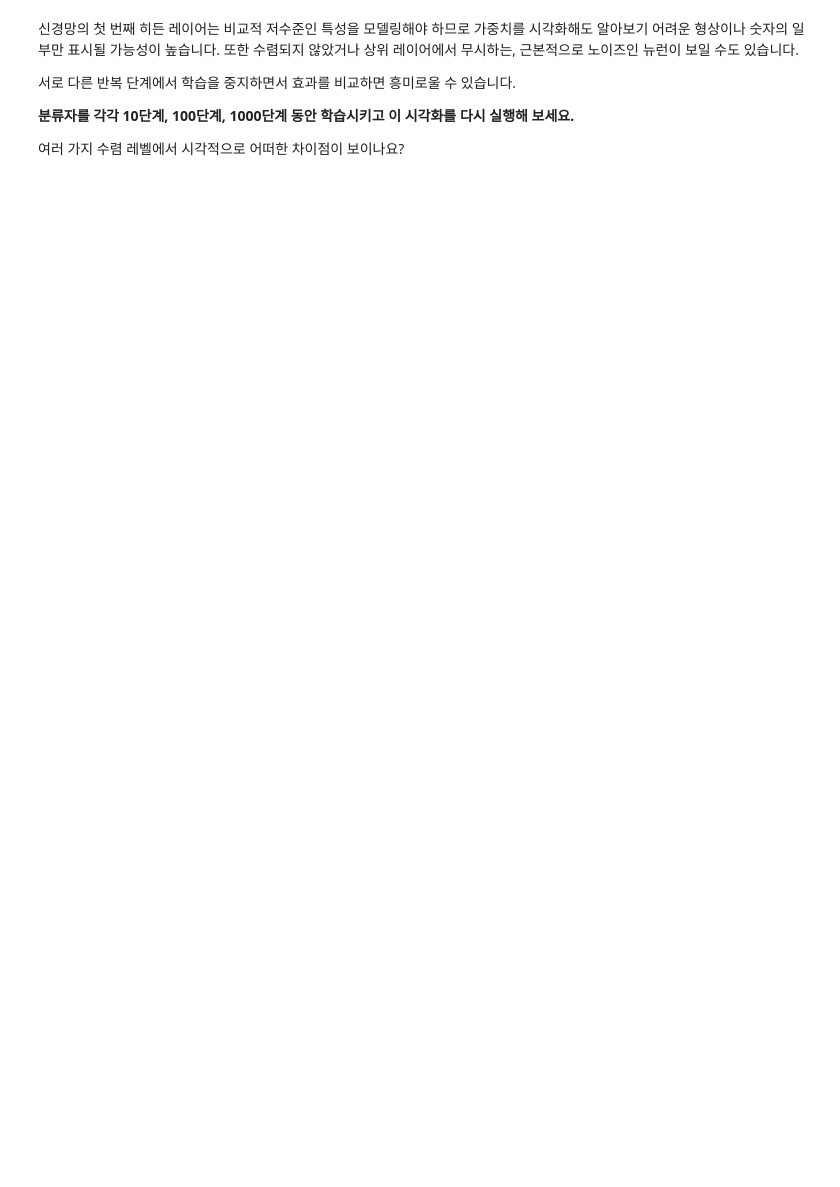
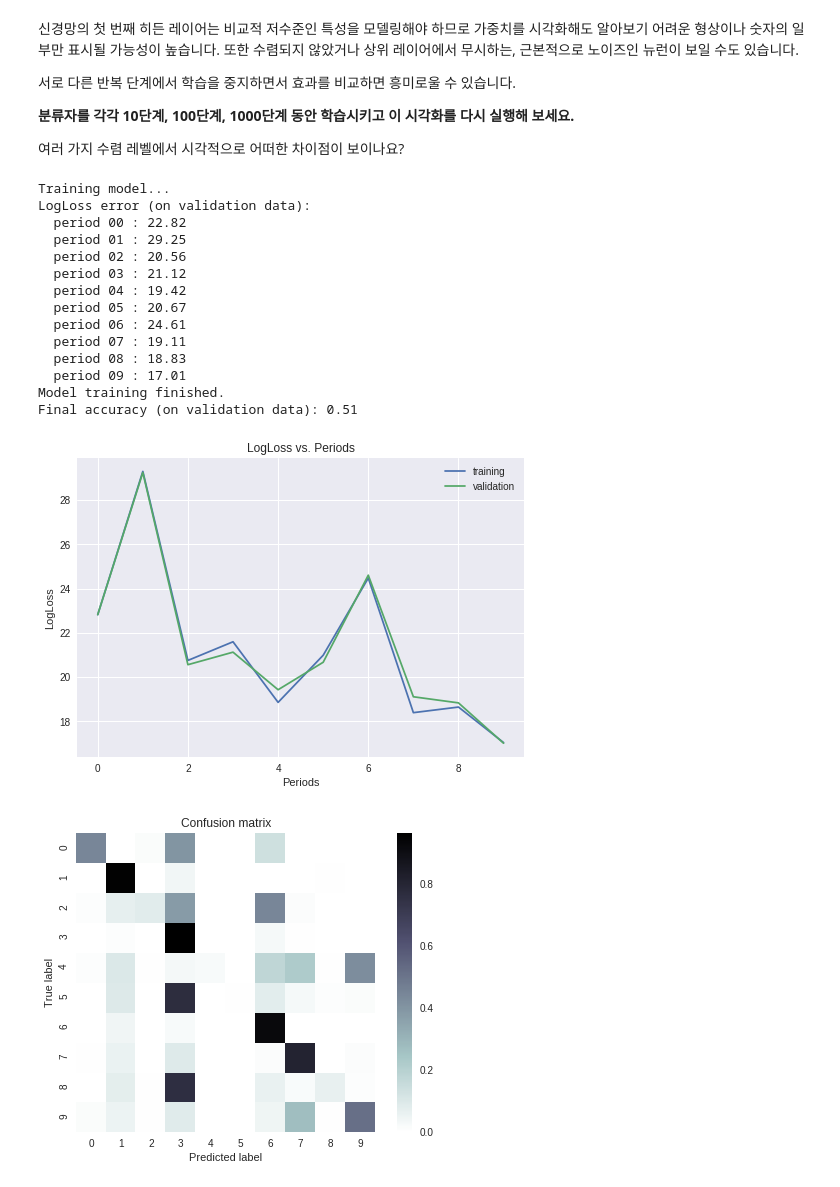
Before and after one commit to SarahhhC/ml-study, a Jupyter notebook: practice/multi_class_classification_of_handwritten_digits.ipynb, the cells around one changed output. Saved outputs shown, nothing was run; the diff lists cells and outputs as text; code cells hidden in the pictures; blank space fills up the shorter version.

```diff
--- a/practice/multi_class_classification_of_handwritten_digits.ipynb
+++ b/practice/multi_class_classification_of_handwritten_digits.ipynb
@@ -400,0 +562,12 @@ test_examples.describe()
+# %%
+#
+# YOUR CODE HERE: Calculate accuracy on the test set.
+#
+predict_test_input_fn = create_predict_input_fn(
+    test_examples, test_targets, batch_size=100)
+
+test_predictions = classifier.predict(input_fn=predict_test_input_fn)
+test_predictions = np.array([item['class_ids'][0] for item in test_predictions])
+
+accuracy = metrics.accuracy_score(test_targets, test_predictions)
+print("Accuracy on test data: %0.2f" % accuracy)
@@ -600,3 +809,30 @@ plt.show()
 **분류자를 각각 10단계, 100단계, 1000단계 동안 학습시키고 이 시각화를 다시 실행해 보세요.**
 
 여러 가지 수렴 레벨에서 시각적으로 어떠한 차이점이 보이나요?
+# %%
+classifier = train_nn_classification_model(
+    learning_rate=0.05,
+    steps=10,
+    batch_size=30,
+    hidden_units=[100, 100],
+    training_examples=training_examples,
+    training_targets=training_targets,
+    validation_examples=validation_examples,
+    validation_targets=validation_targets)
+# %% [output]
+Training model...
+LogLoss error (on validation data):
+  period 00 : 22.82
+  period 01 : 29.25
+  period 02 : 20.56
+  period 03 : 21.12
+  period 04 : 19.42
+  period 05 : 20.67
+  period 06 : 24.61
+  period 07 : 19.11
+  period 08 : 18.83
+  period 09 : 17.01
+Model training finished.
+Final accuracy (on validation data): 0.51
+[figure, added]
+[figure, added]
```
Also changed, not shown: parts of 14 cells of this notebook.
